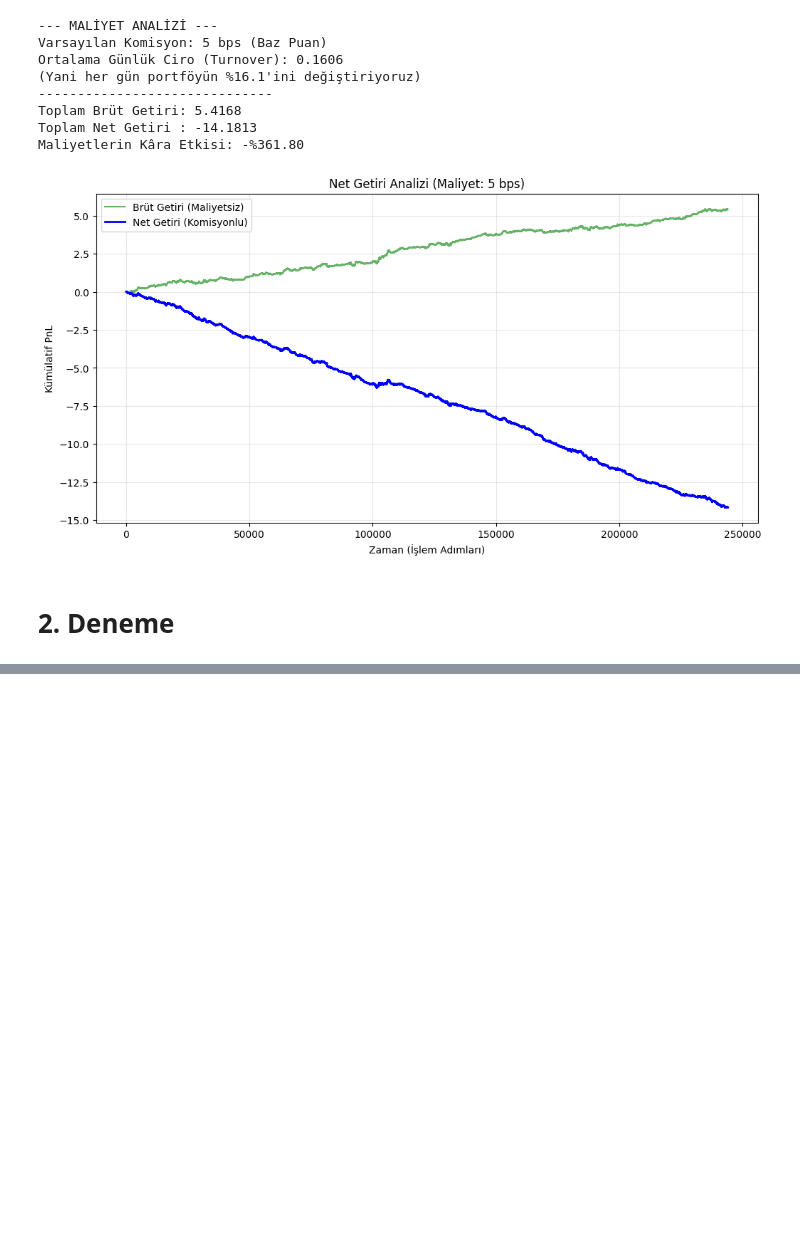
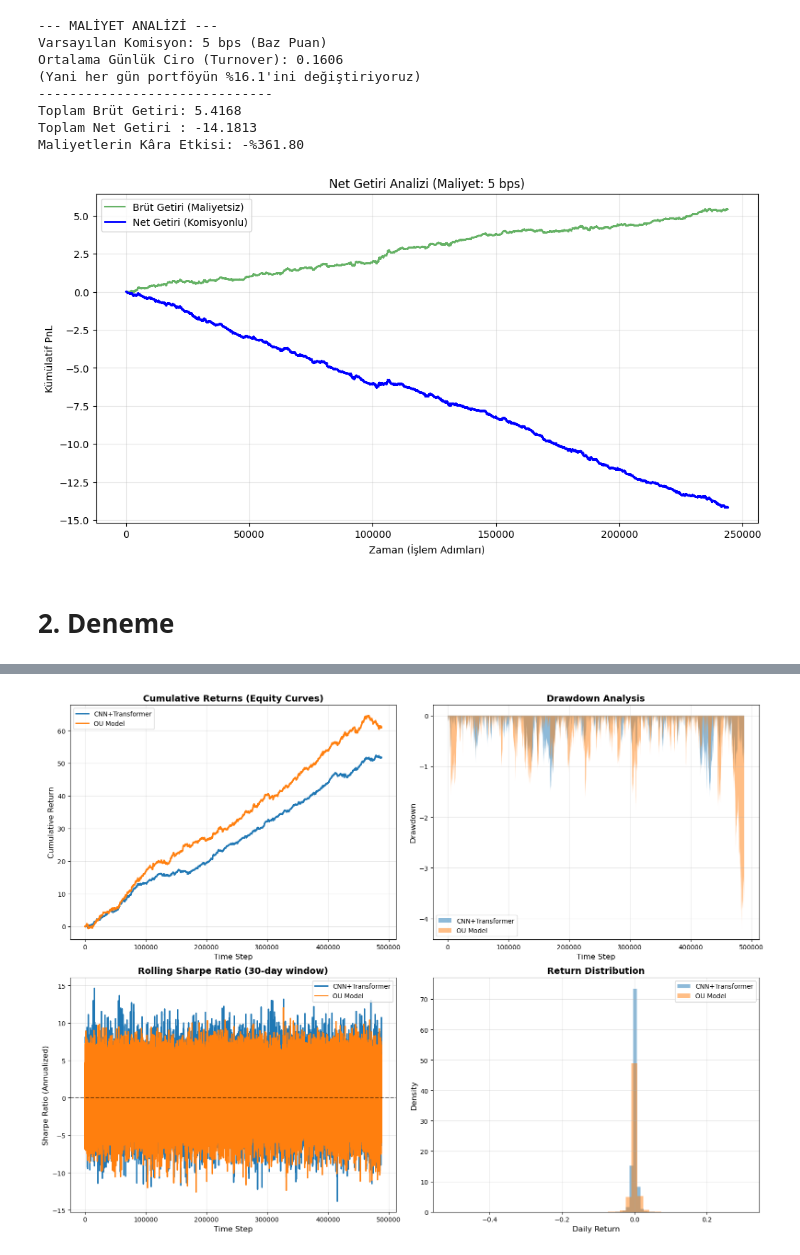
Before and after one commit to umutky/cs540_project, a Jupyter notebook: term_project.ipynb, the cells around one changed output, grey strips where cells are left out. Drawn from its saved outputs; the diff is of its cells as text; code cells hidden in the pictures; blank space fills up the shorter version.

```diff
--- a/term_project.ipynb
+++ b/term_project.ipynb
@@ -1065,0 +2192,10 @@ KeyboardInterrupt:
+# %%
+# Benchmark karşılaştırması
+# CNN+Transformer ve OU Model performanslarını karşılaştır
+
+models = {
+    'CNN+Transformer': (model, None),
+    'OU Model': (None, lambda X, y: ou_model_predict(X, y))
+}
+
+results = compare_benchmarks(X_test, y_test, models)
@@ -1065,0 +2282,75 @@ KeyboardInterrupt:
+# %%
+# ============================================================================
+# 2. EQUITY CURVES VE DRAWDOWN GÖRSELLEŞTİRMELERİ
+# ============================================================================
+
+if 'results' in locals() and results:
+    fig, axes = plt.subplots(2, 2, figsize=(16, 12))
+
+    # 2.1 Cumulative Returns (Equity Curves)
+    ax1 = axes[0, 0]
+    for model_name in results.keys():
+        returns = results[model_name]['returns']
+        cumulative = np.cumsum(returns)
+        ax1.plot(cumulative, label=model_name, linewidth=2)
+    ax1.set_title('Cumulative Returns (Equity Curves)', fontsize=14, fontweight='bold')
+    ax1.set_xlabel('Time Step', fontsize=12)
+    ax1.set_ylabel('Cumulative Return', fontsize=12)
+    ax1.legend()
+    ax1.grid(True, alpha=0.3)
+
+    # 2.2 Drawdown Analysis
+    ax2 = axes[0, 1]
+    for model_name in results.keys():
+        returns = results[model_name]['returns']
+        cumulative = np.cumsum(returns)
+        running_max = np.maximum.accumulate(cumulative)
+        drawdown = cumulative - running_max
+        ax2.fill_between(range(len(drawdown)), drawdown, 0, alpha=0.5, label=model_name)
+    ax2.set_title('Drawdown Analysis', fontsize=14, fontweight='bold')
+    ax2.set_xlabel('Time Step', fontsize=12)
+    ax2.set_ylabel('Drawdown', fontsize=12)
+    ax2.legend()
+    ax2.grid(True, alpha=0.3)
+
+    # 2.3 Rolling Sharpe Ratio (30-day window)
+    ax3 = axes[1, 0]
+    window = 30
+    for model_name in results.keys():
+        returns = results[model_name]['returns']
+        if len(returns) > window:
+            rolling_sharpe = []
+            for i in range(window, len(returns)):
+                window_returns = returns[i-window:i]
+                if np.std(window_returns) > 0:
+                    sharpe = (np.mean(window_returns) / np.std(window_returns)) * np.sqrt(252)
+                    rolling_sharpe.append(sharpe)
+                else:
+                    rolling_sharpe.append(0)
+            ax3.plot(range(window, len(returns)), rolling_sharpe, label=model_name, linewidth=2)
+    ax3.set_title(f'Rolling Sharpe Ratio ({window}-day window)', fontsize=14, fontweight='bold')
+    ax3.set_xlabel('Time Step', fontsize=12)
+    ax3.set_ylabel('Sharpe Ratio (Annualized)', fontsize=12)
+    ax3.legend()
+    ax3.grid(True, alpha=0.3)
+    ax3.axhline(y=0, color='black', linestyle='--', alpha=0.5)
+
+    # 2.4 Return Distribution
+    ax4 = axes[1, 1]
+    for model_name in results.keys():
+        returns = results[model_name]['returns']
+        ax4.hist(returns, bins=50, alpha=0.5, label=model_name, density=True)
+    ax4.set_title('Return Distribution', fontsize=14, fontweight='bold')
+    ax4.set_xlabel('Daily Return', fontsize=12)
+    ax4.set_ylabel('Density', fontsize=12)
+    ax4.legend()
+    ax4.grid(True, alpha=0.3)
+
+    plt.tight_layout()
+    plt.savefig('equity_curves_and_analysis.png', dpi=300, bbox_inches='tight')
+    plt.show()
+    print("✓ Equity curves ve analiz grafikleri 'equity_curves_and_analysis.png' dosyasına kaydedildi.")
+else:
+    print("⚠ Results bulunamadı. Önce Cell 17'yi çalıştırın.")
+# %% [output]
+[figure, added]
```
Also changed, not shown: parts of 29 cells of this notebook, 5 other files.
